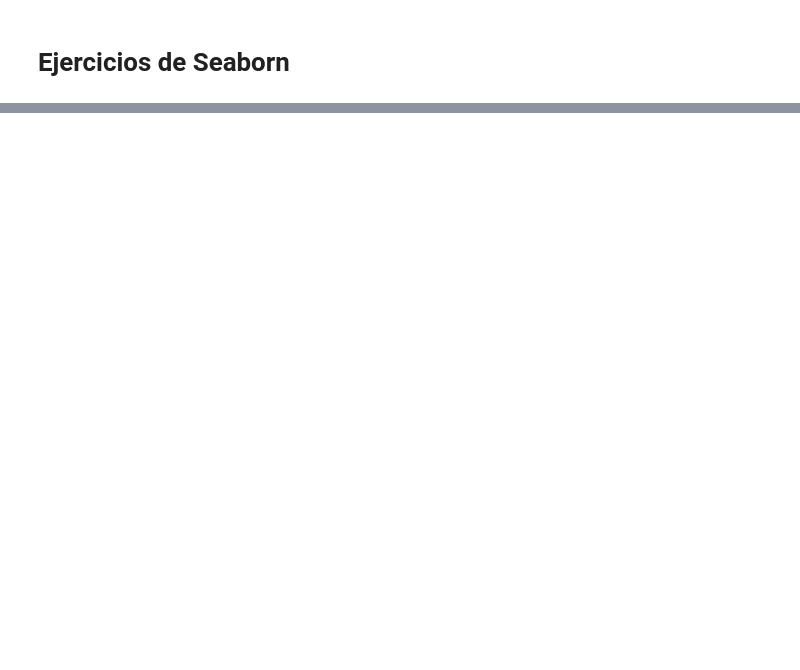
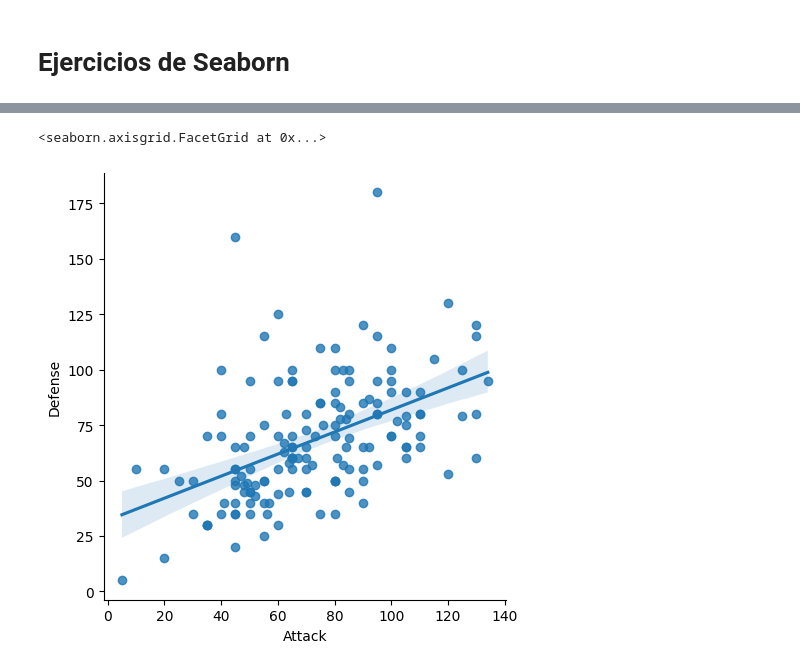
Before and after one commit to MNievas12/2409_dsft_thebridge, a Jupyter notebook: 2-Data_analysis/4-Visualización/2-Seaborn/Ejercicios/ejercicios_Seaborn.ipynb, the cells around one changed output, grey strips where cells are left out. Cells and saved outputs as stored; diff of their text form; code cells hidden in the pictures; blank space fills up the shorter version.

```diff
--- a/2-Data_analysis/4-Visualización/2-Seaborn/Ejercicios/ejercicios_Seaborn.ipynb
+++ b/2-Data_analysis/4-Visualización/2-Seaborn/Ejercicios/ejercicios_Seaborn.ipynb
@@ -5,2 +9,5 @@
 # %%
 # 3. Lee 'Pokemon.csv', lee la primera columna del csv como índice del DataFrame
+# %%
+df = pd.read_csv("./data/Pokemon.csv", index_col=0)
+df
@@ -12,3 +85,10 @@
+# %%
+sns.lmplot(data=df, x="Attack", y="Defense") # y = mx + b; 42 = m*20 + b; 30 = m*0 + b; m = 1/2; b = 30
+# plt.yticks(np.arange(0,100,10));
+# plt.xticks(np.arange(0,100,10));
+# %% [output]
+<seaborn.axisgrid.FacetGrid at 0x...>
+[figure, added]
 # %%
 # 6. No queremos ver la línea recta de la regresión lineal.
 # prueba a añadir fit_reg a falso
```
Also changed, not shown: parts of 50 cells of this notebook.
